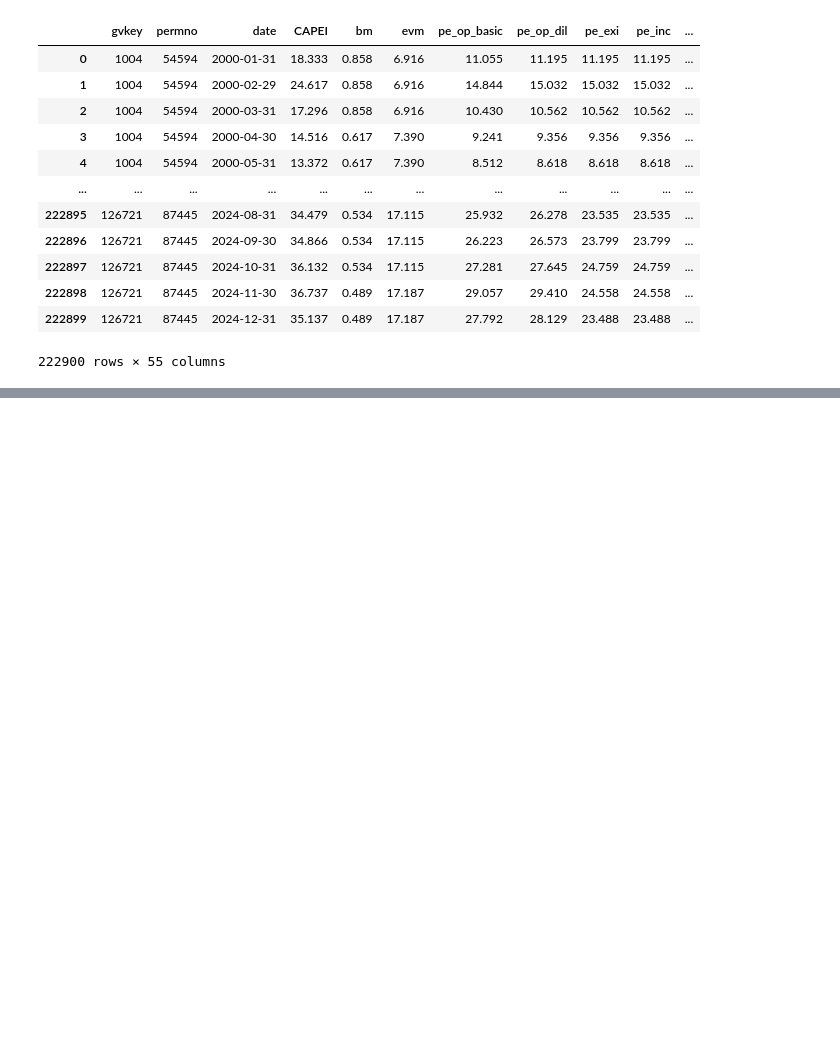
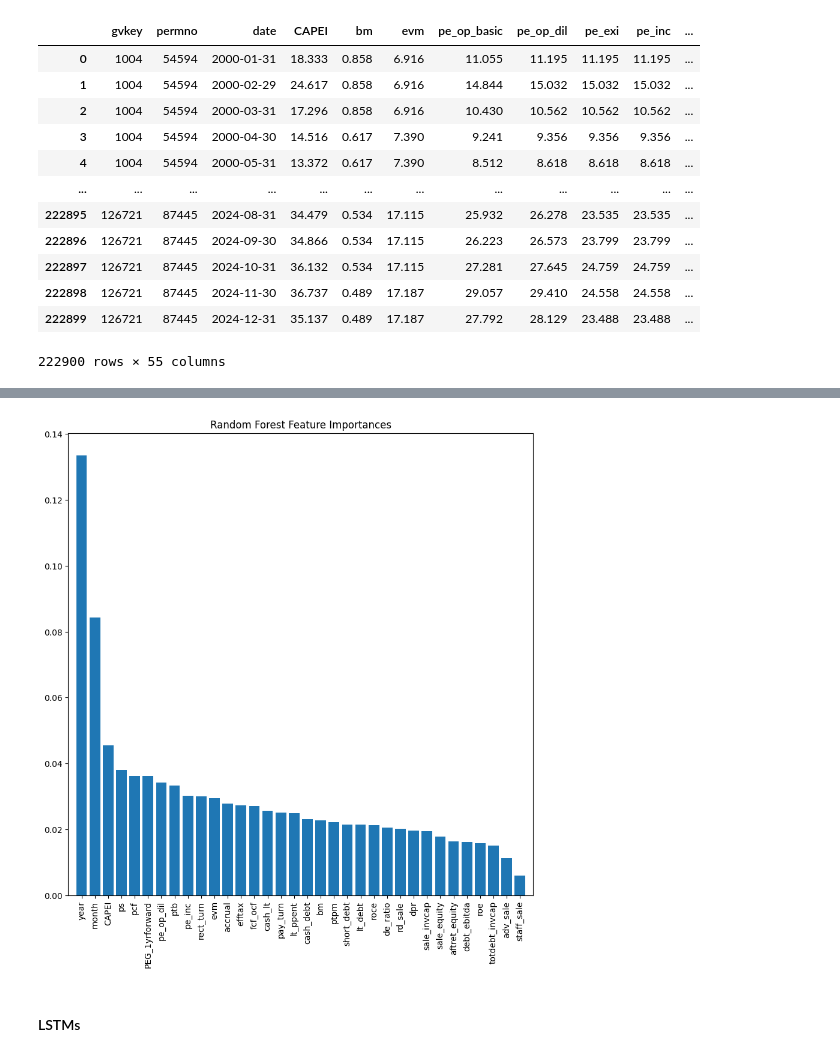
Before and after one commit to adimani/NeuralNetWorth, a Jupyter notebook: main.ipynb, the cells around one changed output, grey strips where cells are left out. Saved outputs shown, nothing was run; the diff lists cells and outputs as text; code cells hidden in the pictures; blank space fills up the shorter version.

```diff
--- a/main.ipynb
+++ b/main.ipynb
@@ -318,0 +558,15 @@ Index: []
+# %%
+# Factor Importance
+importances = rf.feature_importances_
+indices = np.argsort(importances)[::-1]
+feature_names=train_df.drop(columns=['trt1m', 'date']).columns
+plt.figure(figsize=(10, 10))
+plt.title("Random Forest Feature Importances")
+plt.bar(range(train_X.shape[2]), importances[indices], align="center")
+plt.xticks(range(train_X.shape[2]), feature_names[indices], rotation=90)
+plt.xlim([-1, train_X.shape[2]])
+plt.show()
+# %% [output]
+[figure, added]
+# %% [markdown]
+#### LSTMs
```
Also changed, not shown: parts of 26 cells of this notebook.
